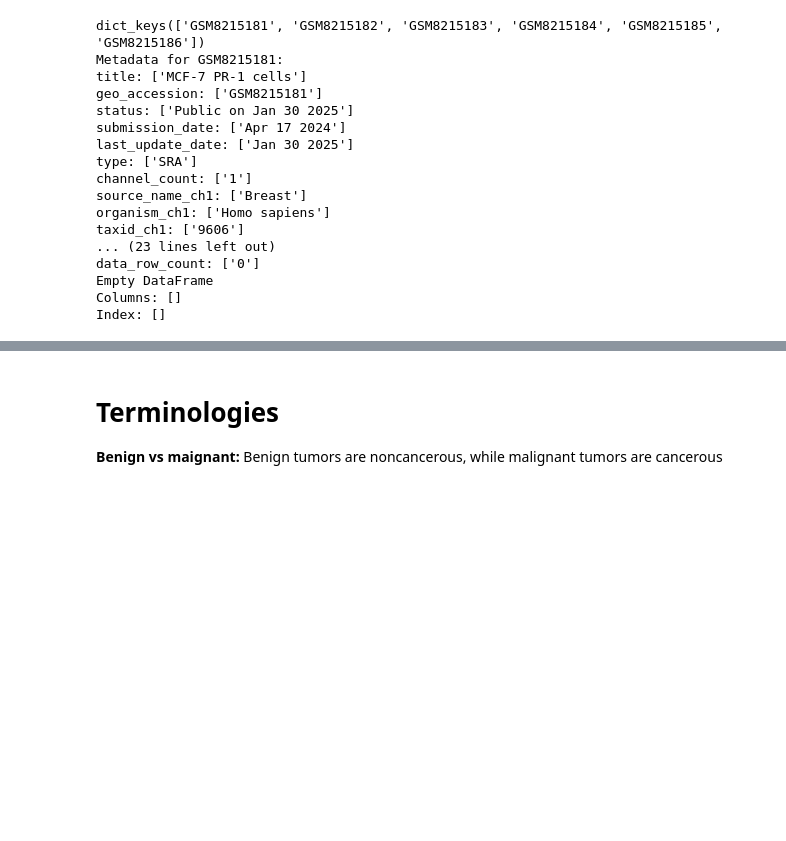
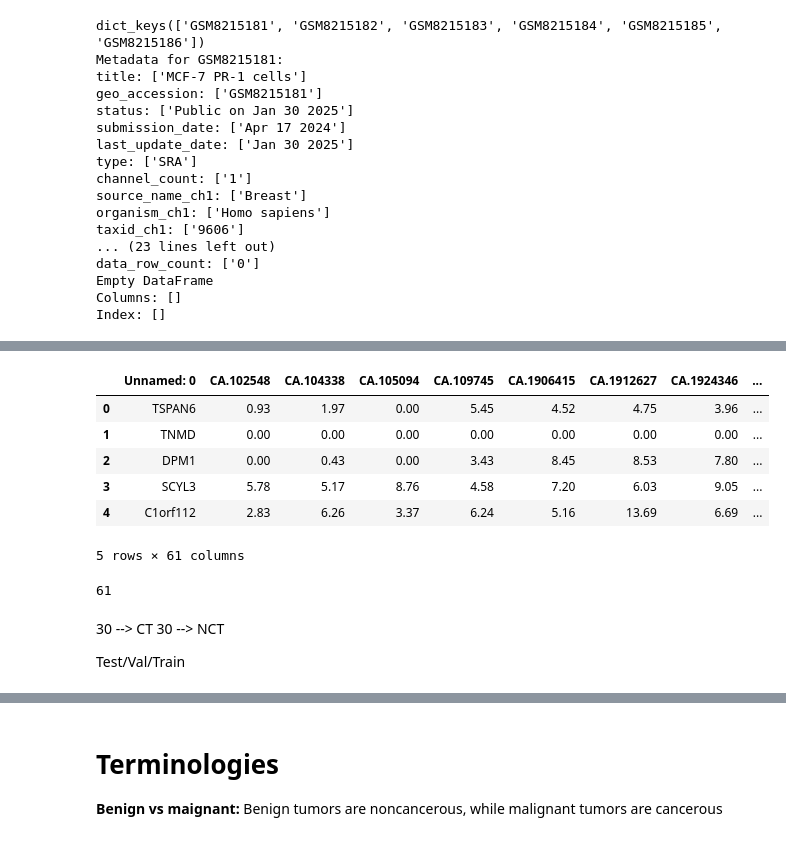
Before and after one commit to ANikfarjam/GeneScope, a Jupyter notebook: SiniorYearProjectInsight.ipynb, the cells around one changed output, grey strips where cells are left out. Cells and saved outputs as stored; diff of their text form; code cells hidden in the pictures; blank space fills up the shorter version.

```diff
--- a/SiniorYearProjectInsight.ipynb
+++ b/SiniorYearProjectInsight.ipynb
@@ -316,0 +369,22 @@ Index: []
+# %%
+import pandas as pd
+data_df=pd.read_csv("GSE183947_fpkm.csv")
+data_df.head()
+# %% [output]
+|  | Unnamed: 0 | CA.102548 | CA.104338 | CA.105094 | CA.109745 | CA.1906415 | CA.1912627 | CA.1924346 | ... |
+| 0 | TSPAN6 | 0.93 | 1.97 | 0.00 | 5.45 | 4.52 | 4.75 | 3.96 | ... |
+| 1 | TNMD | 0.00 | 0.00 | 0.00 | 0.00 | 0.00 | 0.00 | 0.00 | ... |
+| 2 | DPM1 | 0.00 | 0.43 | 0.00 | 3.43 | 8.45 | 8.53 | 7.80 | ... |
+| 3 | SCYL3 | 5.78 | 5.17 | 8.76 | 4.58 | 7.20 | 6.03 | 9.05 | ... |
+| 4 | C1orf112 | 2.83 | 6.26 | 3.37 | 6.24 | 5.16 | 13.69 | 6.69 | ... |
+5 rows × 61 columns
+# %%
+# ahm analysis feature or expressive gene selection
+len(data_df.columns)
+# %% [output]
+61
+# %% [markdown]
+30 --> CT
+30 --> NCT
+
+Test/Val/Train
```
Also changed, not shown: parts of 24 cells of this notebook, 7 other files.
